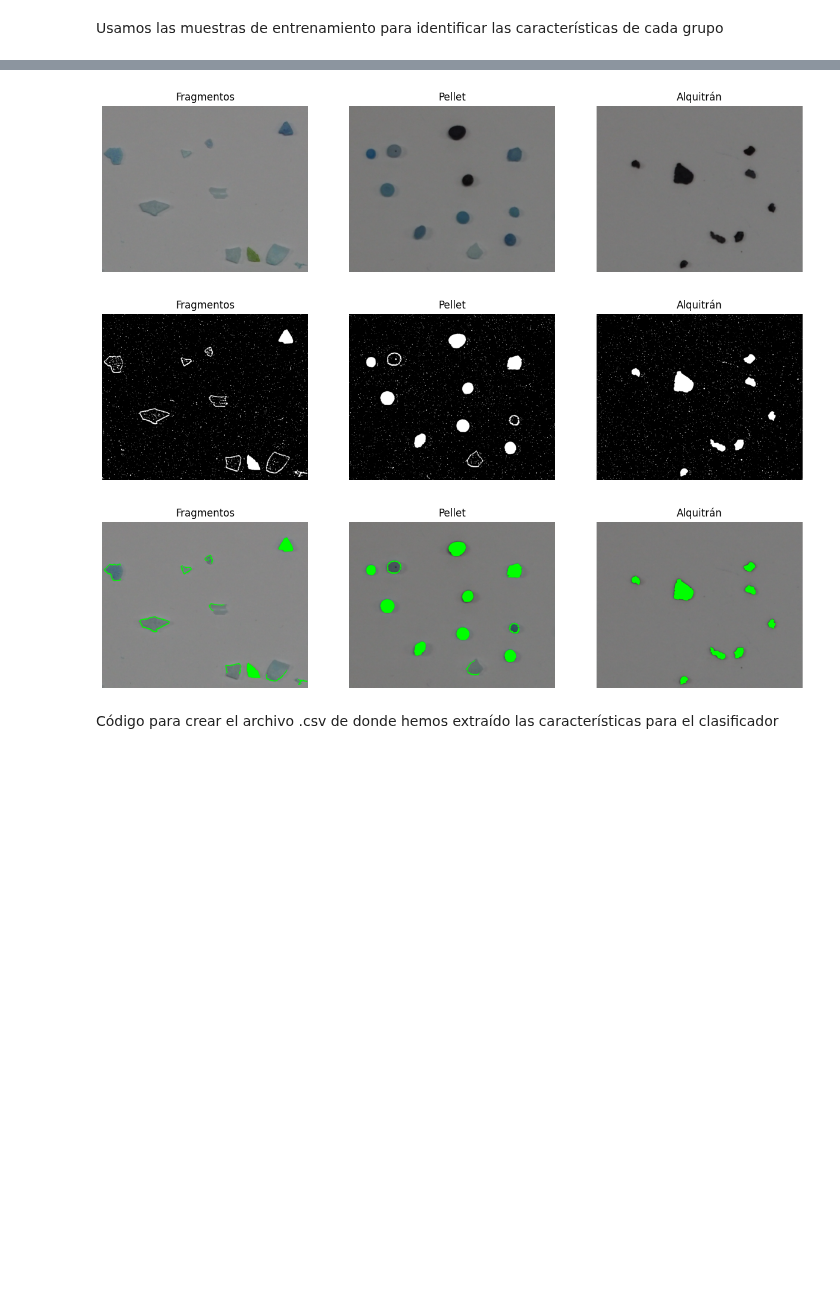
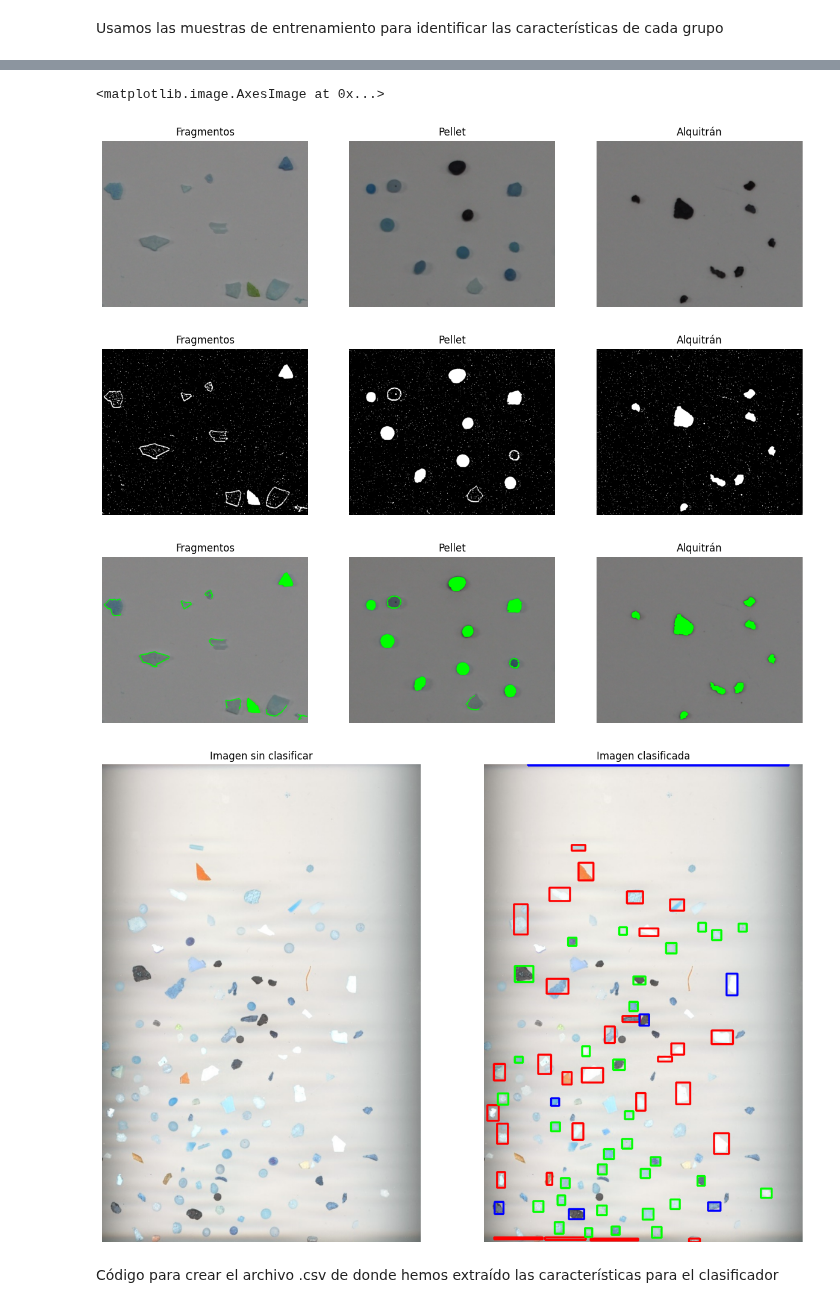
Before and after one commit to Leslie-Romero/VC_P3_LRM_MCV, a Jupyter notebook: Tareas.ipynb, the cells around one changed output, grey strips where cells are left out. Saved outputs shown, nothing was run; the diff lists cells and outputs as text; code cells hidden in the pictures; blank space fills up the shorter version.

```diff
--- a/Tareas.ipynb
+++ b/Tareas.ipynb
@@ -251,6 +233,65 @@ show(img1, img2, img3, False)
 show(img_cnt1, img_cnt2, img_cnt3, True)
 # Mostramos los contornos seleccionados tras el filtrado por características
 show(img1_1, img2_1, img3_1, False)
+
+def classifier(img_path, min_comp, max_comp, min_w2hr, max_w2hr, min_axr, max_axr, min_area):
+    img = cv2.imread(img_path, cv2.IMREAD_GRAYSCALE)
+    img_blurred = cv2.GaussianBlur(img,(5,5),0)
+    img_th = cv2.adaptiveThreshold(img_blurred, 255, cv2.ADAPTIVE_THRESH_MEAN_C, cv2.THRESH_BINARY, 11, 2)
+    res, img_th2 = cv2.threshold(255 - img_th,120,255,cv2.THRESH_BINARY)
+    cnt, hierarchy = cv2.findContours(img_th2, cv2.RETR_EXTERNAL, cv2.CHAIN_APPROX_SIMPLE)
+    img_color = cv2.imread(img_path)
+
+    classified_cnt = []
+
+    for c in cnt:
+        # Compactness and width to height ratio to find fragments
+        area = cv2.contourArea(c)
+        perim = cv2.arcLength(c, True)
+        if area < min_area or len(c) < 5:
+            continue
+
+        comp = (perim**2)/area
+        epsilon = 0.1*cv2.arcLength(c, True)
+        approx = cv2.approxPolyDP(c, epsilon, True)
+        x, y, w, h = cv2.boundingRect(approx)
+        w2h_ratio = w/h
+
+        classified = False
+
+        if comp >= min_comp and comp <= max_comp and w2h_ratio >= min_w2hr and w2h_ratio <= max_w2hr:
+            # Fragments = RED
+            cv2.rectangle(img_color, (x, y), (x+w, y+h), (255, 0, 0), 3)
+            classified = True
+
+        # Axis ratio to find pellets
+        ellipse = cv2.fitEllipse(c)
+        (center, axes, angle) = ellipse
+        axis_ratio = min(axes)/max(axes)
+        if classified == False and axis_ratio >= min_axr and axis_ratio <= max_axr:
+            # Pellets = GREEN
+            cv2.rectangle(img_color, (x, y), (x+w, y+h), (0, 255, 0), 3)
+            classified = True
+
+        if classified == False:
+            # Tar = BLUE
+            cv2.rectangle(img_color, (x, y), (x+w, y+h), (0, 0, 255), 3)
+
+    return img_color
+
+testing_img = cv2.imread('./content/MPs_test.jpg')
+min_area = (350/(img1.shape[0]*img1.shape[1]))*(testing_img.shape[0]*testing_img.shape[1])
+print(min_area)
+classified_img = classifier('./content/MPs_test.jpg', min(compact1), max(compact1), min(w2h_ratio1), max(w2h_ratio1), min(axis_ratio2), max(axis_ratio2), min_area)
+
+fig, (ax1, ax2) = plt.subplots(1, 2, figsize=(15, 15))
+ax1.set_axis_off()
+ax1.set_title("Imagen sin clasificar")
+ax1.imshow(testing_img)
+
+ax2.set_axis_off()
+ax2.set_title("Imagen clasificada")
+ax2.imshow(classified_img)
 # %% [output]
 Fragments: [458.0, 764.0, 762.5, 3933.5, 1913.5, 480.0, 695.5, 1039.0, 500.5, 4185.0] [400.96045756340027, 486.6589415073395, 282.5512957572937, 300.1492751836777, 930.4478249549866, 340.0487695932388 ...
 Pellets: [719.5, 3556.0, 3742.0, 4134.5, 999.0, 4861.0, 3216.0, 2487.5, 5255.0, 1266.5, 6079.5] [396.2325351238251, 244.79393708705902, 277.7644999027252, 262.55129635334015, 422.9604570865631, 290.24 ...
@@ -258,6 +300,8 @@ Tar: [1339.0, 2279.5, 2602.0, 1424.0, 2026.5, 9298.5, 1522.5, 2158.5] [150.36753
+<matplotlib.image.AxesImage at 0x...>
 [figure]
 [figure]
 [figure]
+[figure, added]
 # %% [markdown]
 Código para crear el archivo .csv de donde hemos extraído las características para el clasificador
 # %%
```
Also changed, not shown: parts of 2 cells of this notebook.
